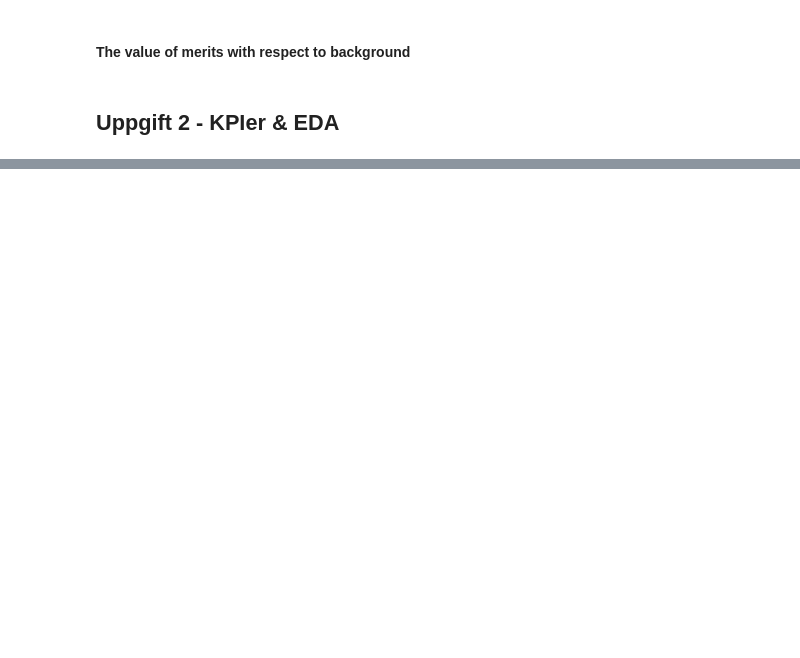
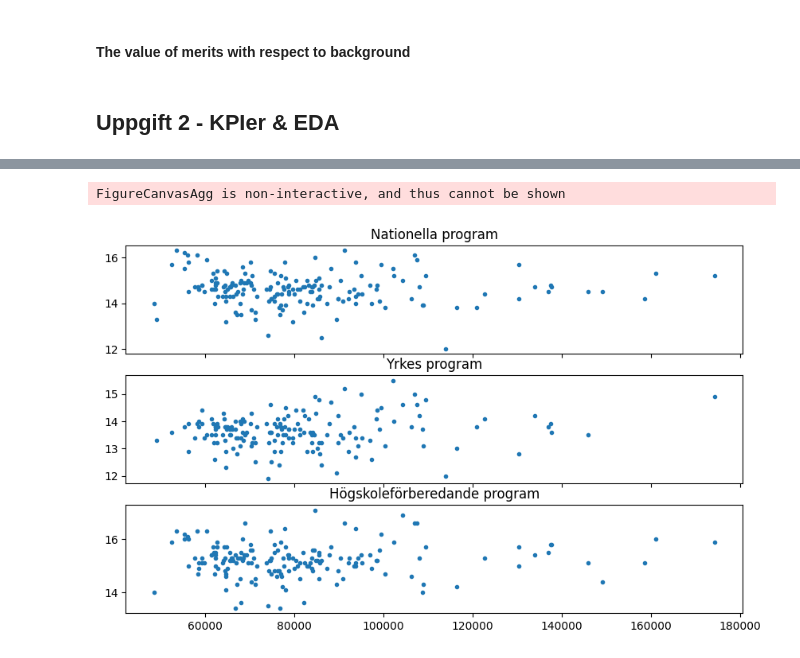
Before and after one commit to danlundh67/PISA-data-processing, a Jupyter notebook: pisa.ipynb, the cells around one changed output, grey strips where cells are left out. Cells and saved outputs as stored; diff of their text form; code cells hidden in the pictures; blank space fills up the shorter version.

```diff
--- a/pisa.ipynb
+++ b/pisa.ipynb
@@ -586,0 +467,56 @@ df_sel_nat
+# %%
+
+fig7, axes2 = plt.subplots(nrows=3, ncols=1,sharex=True, squeeze=True,figsize=(10, 6) )
+
+
+number_com=178
+highlight=28
+
+red, gray = "#be123c", "#4b5563"
+colors = [gray] * (number_com - highlight) +[red] * highlight
+
+axes2[0].scatter(df_nat_kost['Undervisning per elev'], df_nat_kost['GBP för elever med examen'],
+               #title="De 10 högsta respektive 10 lägsta kommunerna i kostnaderna per student",
+                #barmode='group',
+              #labels={'Kommun': 'Kommun', 'value':'Totalt per elev'},
+              #color = colors,
+                 marker='.'
+              #size=2,
+              #size_max=30,
+              #hover_data={'Kommun': True, 'value': ':5.0f'},
+              #category_orders={'Kommun':selectedlist},
+              #width=800, height=800
+                 )
+axes2[0].set_title('Nationella program')
+
+axes2[1].scatter(df_yrkes_kost['Undervisning per elev'], df_yrkes_kost['GBP för elever med examen'],
+               #title="De 10 högsta respektive 10 lägsta kommunerna i kostnaderna per student",
+                #barmode='group',
+              #labels={'Kommun': 'Kommun', 'value':'Totalt per elev'},
+              #color = color,
+              #hover_data={'Kommun': True, 'value': ':5.0f'},
+              #size=2,
+              marker='.',
+              # 'Lärverktyg per elev',"Måltider per elev"
+              #color="country",
+              #size_max=30,
+              #range_x=[50,105],
+              #category_orders={'Kommun':selectedlist},
+              #width=800, height=800
+                 )
+axes2[1].set_title('Yrkes program')
+
+axes2[2].scatter(df_högskf_kost['Undervisning per elev'], df_högskf_kost['GBP för elever med examen'],
+               #title="De 10 högsta respektive 10 lägsta kommunerna i kostnaderna per student",
+                #barmode='group',
+              #labels={'Kommun': 'Kommun', 'value':'Totalt per elev'},
+              #color = color,
+              #hover_data={'Kommun': True, 'value': ':5.0f'},
+              #size=2,
+              marker='.')
+axes2[2].set_title('Högskoleförberedande program')
+
+fig7.show()
+# %% [output]
+FigureCanvasAgg is non-interactive, and thus cannot be shown
+[figure, added]
```
Also changed, not shown: parts of 14 cells of this notebook.
